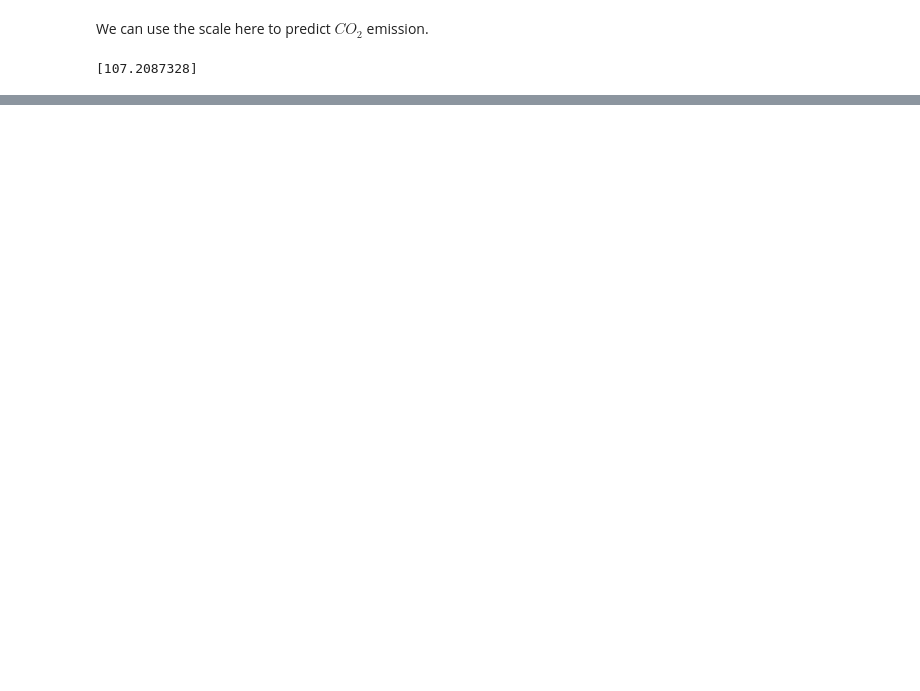
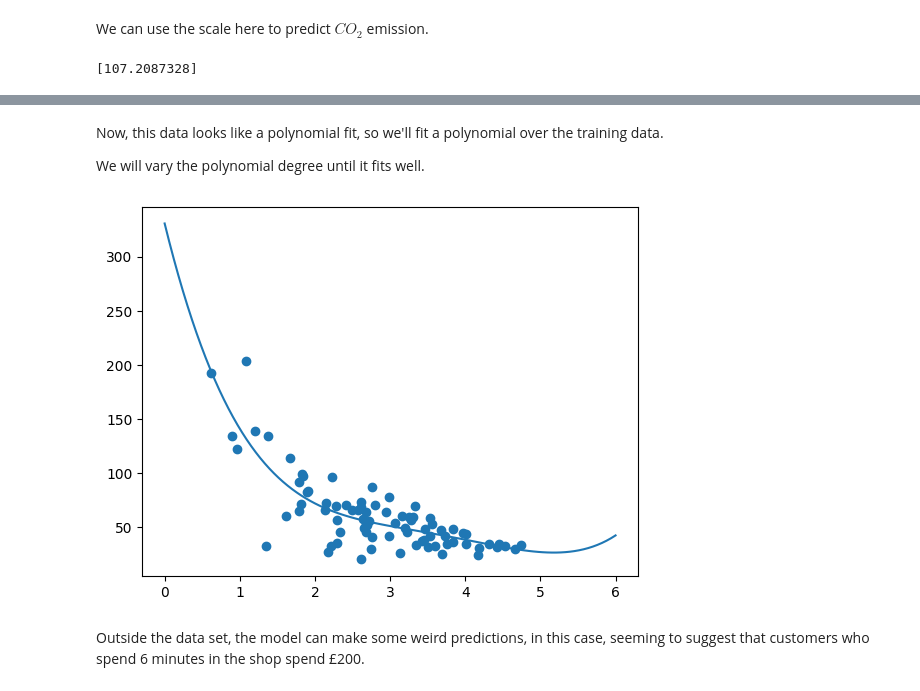
Before and after one commit to amsih/ML-In-Python, a Jupyter notebook: Machine_Learning.ipynb, the cells around one changed output, grey strips where cells are left out. Saved outputs shown, nothing was run; the diff lists cells and outputs as text; code cells hidden in the pictures; blank space fills up the shorter version.

```diff
--- a/Machine_Learning.ipynb
+++ b/Machine_Learning.ipynb
@@ -381,0 +421,16 @@ print(predictedCO2)
+# %% [markdown]
+Now, this data looks like a polynomial fit, so we'll fit a polynomial over the training data.
+
+We will vary the polynomial degree until it fits well.
+# %%
+# Creating model
+model = np.poly1d(np.polyfit(train_x, train_y, 4))
+line = np.linspace(0,6,100)
+
+plt.scatter(train_x, train_y)
+plt.plot(line, model(line))
+plt.show()
+# %% [output]
+[figure, added]
+# %% [markdown]
+Outside the data set, the model can make some weird predictions, in this case, seeming to suggest that customers who spend 6 minutes in the shop spend £200.
```
Also changed, not shown: parts of 129 cells of this notebook, 1 other file.
